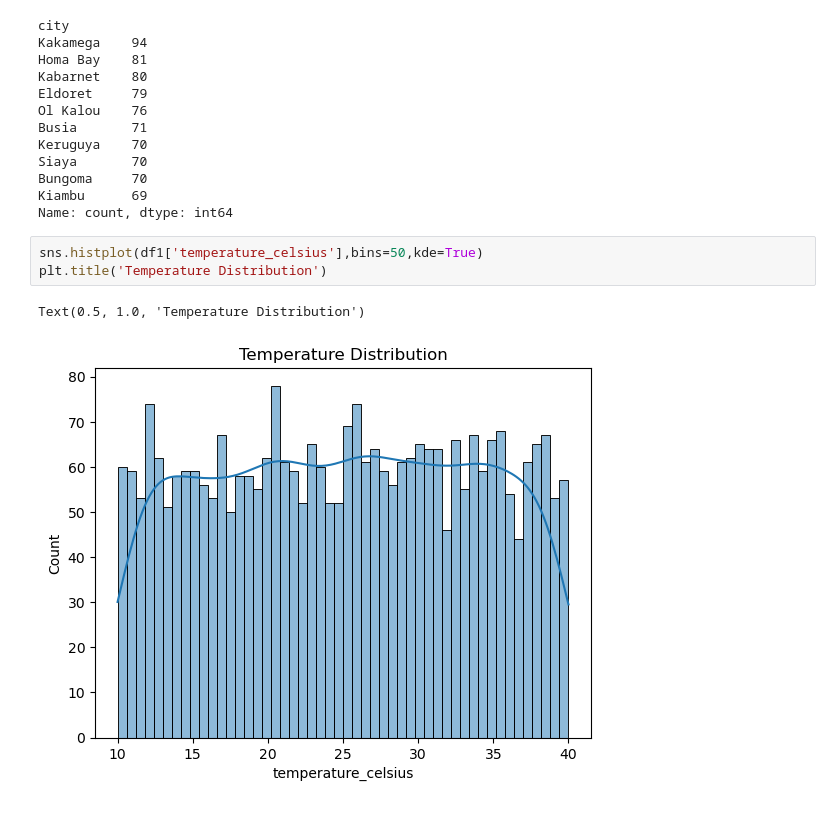
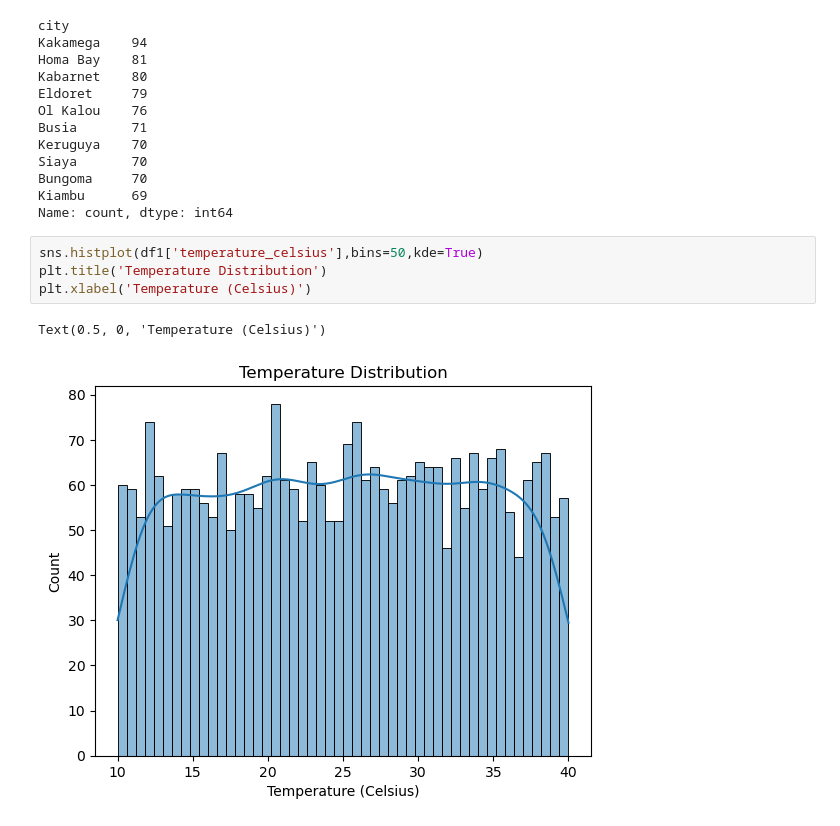
Before and after one commit to GichukiEdwin/Data_Science_EA_Projects, a Jupyter notebook: Weather_Data_Analysis_and_Forecasting.ipynb, the cells around one changed output. Cells and saved outputs as stored; diff of their text form.

```diff
--- a/Weather_Data_Analysis_and_Forecasting.ipynb
+++ b/Weather_Data_Analysis_and_Forecasting.ipynb
@@ -349,6 +349,7 @@ Name: count, dtype: int64
 # %%
 sns.histplot(df1['temperature_celsius'],bins=50,kde=True)
 plt.title('Temperature Distribution')
+plt.xlabel('Temperature (Celsius)')
 # %% [output]
-Text(0.5, 1.0, 'Temperature Distribution')
+Text(0.5, 0, 'Temperature (Celsius)')
-[figure, old version]
+[figure, new version]
```
Also changed, not shown: parts of 18 cells of this notebook, 1 other file.
